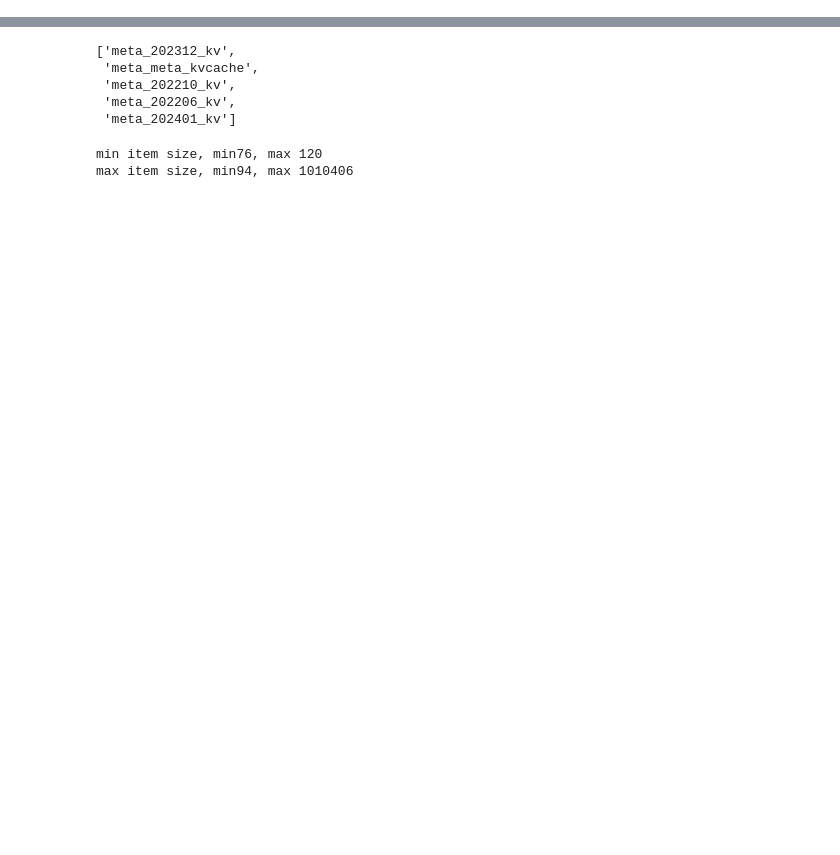
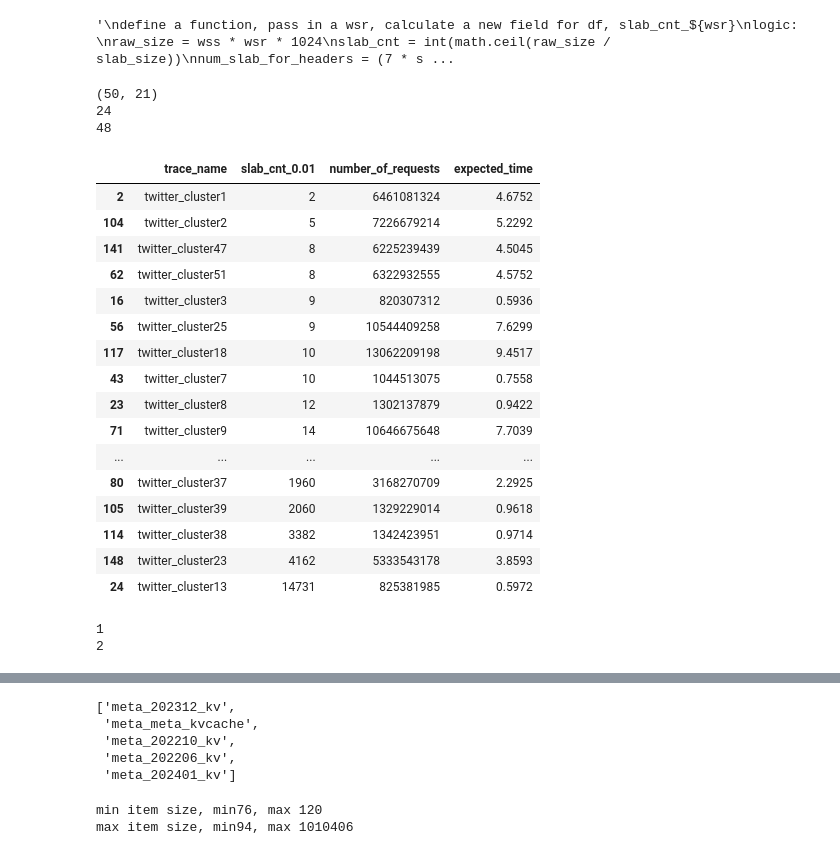
Before and after one commit to hazelnut-99/thesis-playground, a Jupyter notebook: paper-exp/trace_info.ipynb, the cells around one changed output, grey strips where cells are left out. Drawn from its saved outputs; the diff is of its cells as text; code cells hidden in the pictures; blank space fills up the shorter version.

```diff
--- a/paper-exp/trace_info.ipynb
+++ b/paper-exp/trace_info.ipynb
@@ -36,0 +42,2 @@ df = pd.DataFrame(rows)
+# %%
+df['expected_time'] = df['number_of_requests'] / (383887 * 3600)
@@ -37,3 +64,78 @@ df = pd.DataFrame(rows)
+# %%
+"""
+define a function, pass in a wsr, calculate a new field for df, slab_cnt_${wsr}
+logic:
+raw_size = wss * wsr * 1024
+slab_cnt = int(math.ceil(raw_size / slab_size))
+num_slab_for_headers = (7 * slab_cnt + slab_size * 1024 - 1) // (slab_size * 1024)
+total_slabs = slab_cnt + num_slab_for_headers
+"""
+# %% [output]
+'\ndefine a function, pass in a wsr, calculate a new field for df, slab_cnt_${wsr}\nlogic: \nraw_size = wss * wsr * 1024\nslab_cnt = int(math.ceil(raw_size / slab_size))\nnum_slab_for_headers = (7 * s ...
 # %%
 pd.set_option('display.float_format', '{:.4f}'.format)
 df['wss'] = df['number_of_obj_GiB'] + (df['number_of_objects'] * (20 + 32) / (1024 * 1024 * 1024))  # Convert to GiB
+# %%
+import math
+
+def add_slab_cnt_field(df, wsr):
+    """
+    Adds a new column to df: slab_cnt_{wsr}
+    """
+    col_name = f"slab_cnt_{wsr}"
+    def calc_total_slabs(row):
+        raw_size = row['wss'] * wsr * 1024
+        slab_size = row['slab_size']
+        slab_cnt = int(math.ceil(raw_size / slab_size))
+        num_slab_for_headers = (7 * slab_cnt + slab_size * 1024 - 1) // (slab_size * 1024)
+        total_slabs = slab_cnt + num_slab_for_headers
+        return total_slabs
+    df[col_name] = df.apply(calc_total_slabs, axis=1)
+    return df
+# %%
+# Assuming df is already defined
+df = add_slab_cnt_field(df, 0.005)
+df = add_slab_cnt_field(df, 0.05)
+df = add_slab_cnt_field(df, 0.01)
+df = add_slab_cnt_field(df, 0.1)
+# %%
+print(df[df['trace_name'].str.startswith('twitter')].shape)
+print(df[(df['trace_name'].str.startswith('twitter')) & (df['slab_cnt_0.005'] >= 43)].shape[0])
+print(df[(df['trace_name'].str.startswith('twitter')) & (df['slab_cnt_0.1'] >= 43)].shape[0])
+# %% [output]
+(50, 21)
+24
+48
+# %%
+df[df['trace_name'].str.startswith('twitter')].sort_values(by='slab_cnt_0.01', ascending=True)[['trace_name', 'slab_cnt_0.01', 'number_of_requests', 'expected_time']]
+# %% [output]
+|  | trace_name | slab_cnt_0.01 | number_of_requests | expected_time |
+| 2 | twitter_cluster1 | 2 | 6461081324 | 4.6752 |
+| 104 | twitter_cluster2 | 5 | 7226679214 | 5.2292 |
+| 141 | twitter_cluster47 | 8 | 6225239439 | 4.5045 |
+| 62 | twitter_cluster51 | 8 | 6322932555 | 4.5752 |
+| 16 | twitter_cluster3 | 9 | 820307312 | 0.5936 |
+| 56 | twitter_cluster25 | 9 | 10544409258 | 7.6299 |
+| 117 | twitter_cluster18 | 10 | 13062209198 | 9.4517 |
+| 43 | twitter_cluster7 | 10 | 1044513075 | 0.7558 |
+| 23 | twitter_cluster8 | 12 | 1302137879 | 0.9422 |
+| 71 | twitter_cluster9 | 14 | 10646675648 | 7.7039 |
+| ... | ... | ... | ... | ... |
+| 80 | twitter_cluster37 | 1960 | 3168270709 | 2.2925 |
+| 105 | twitter_cluster39 | 2060 | 1329229014 | 0.9618 |
+| 114 | twitter_cluster38 | 3382 | 1342423951 | 0.9714 |
+| 148 | twitter_cluster23 | 4162 | 5333543178 | 3.8593 |
+| 24 | twitter_cluster13 | 14731 | 825381985 | 0.5972 |
+# %%
+import math
+raw_size = 0.0176 * 1024 * 0.05
+slab_size = 1
+slab_cnt = int(math.ceil(raw_size / slab_size))
+print(slab_cnt)
+num_slab_for_headers = (7 * slab_cnt + slab_size * 1024 - 1) // (slab_size * 1024)
+total_slabs = slab_cnt + num_slab_for_headers
+rounded_size = total_slabs * slab_size
+print(rounded_size)
+# %% [output]
+1
+2
```
Also changed, not shown: parts of 8 cells of this notebook, 12 other files.
